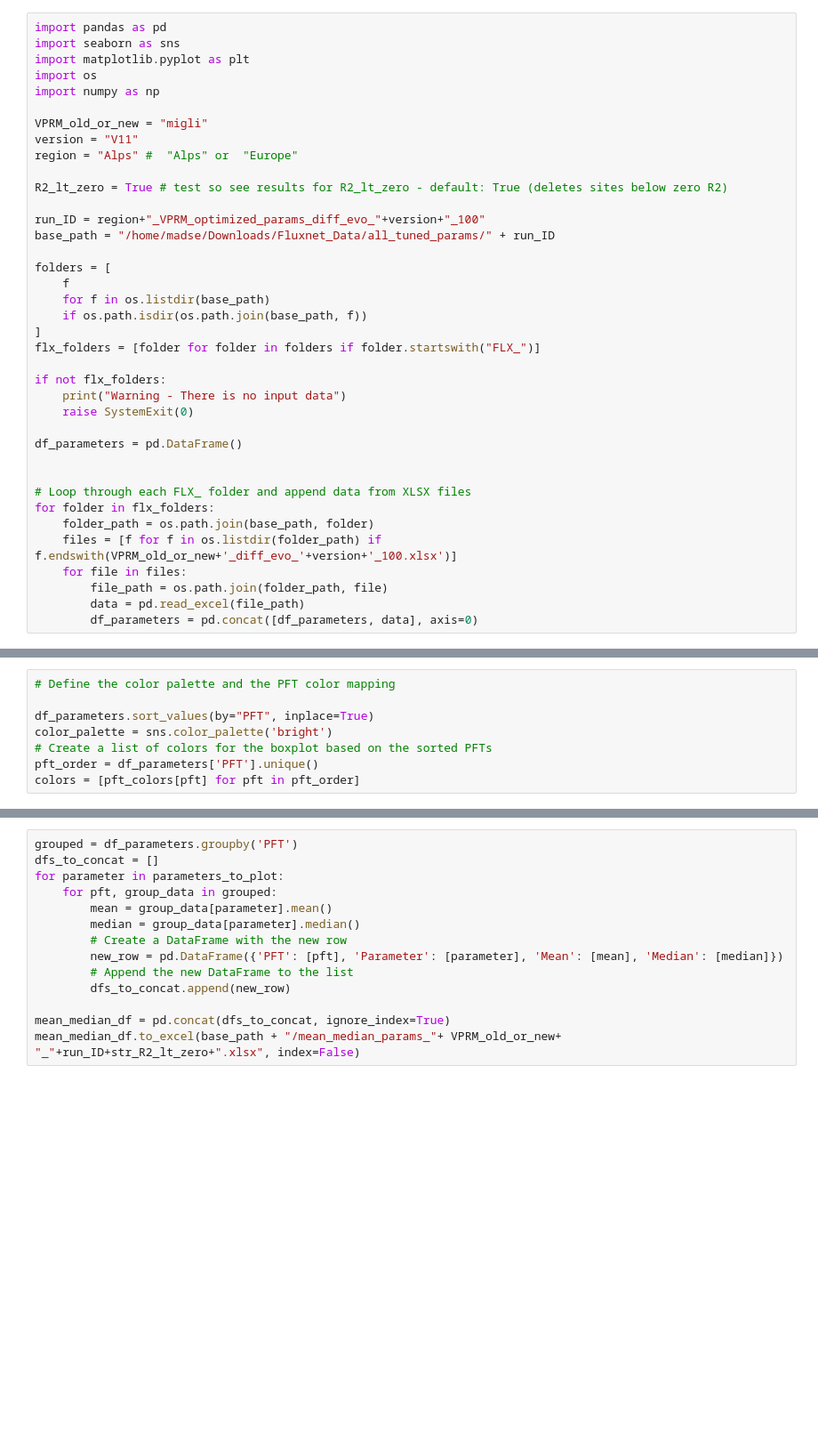
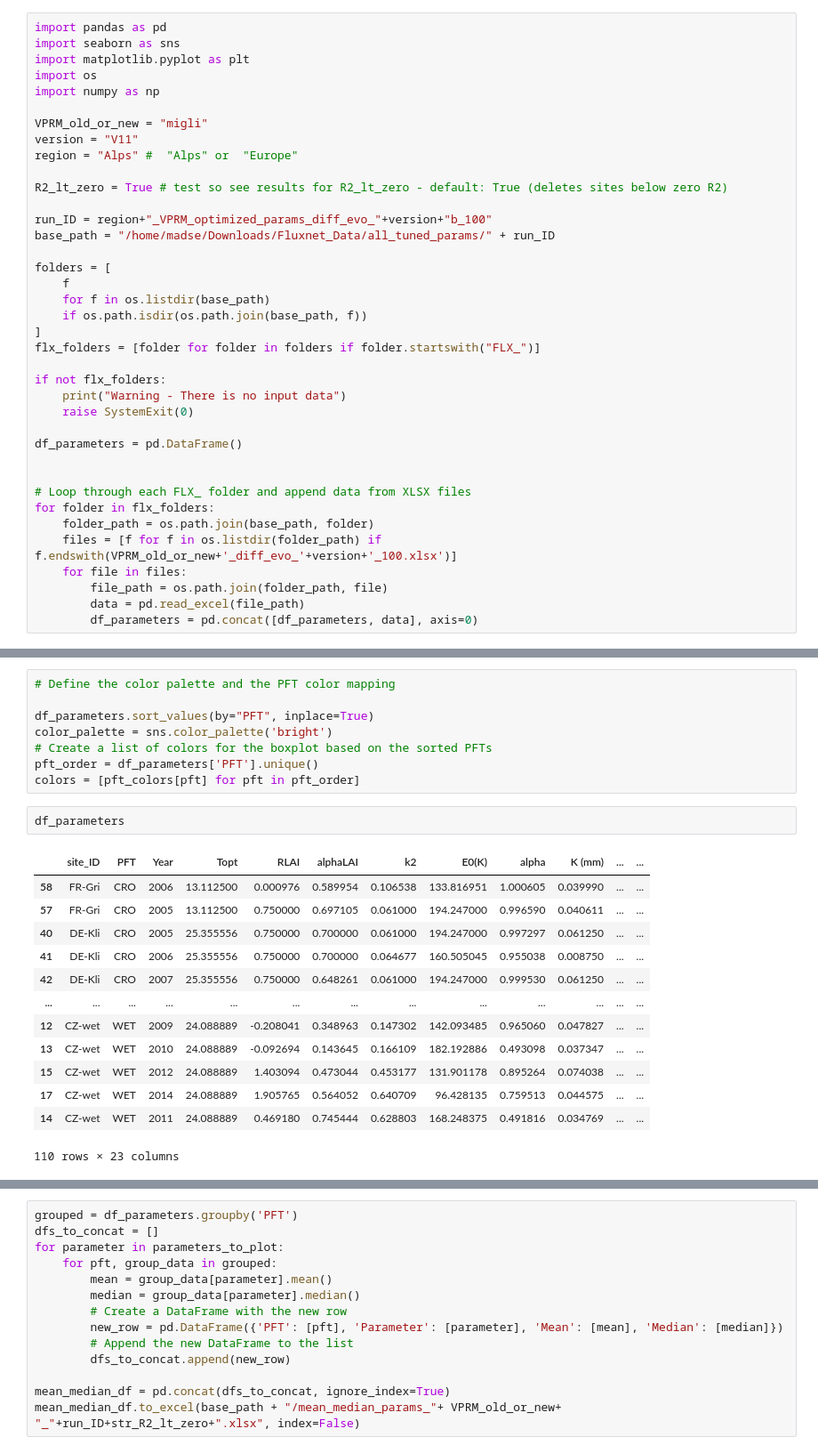
Before and after one commit to mareitzef/VPRM_tools, a Jupyter notebook: plots_for_VPRM_from_excel.ipynb, the cells around one changed output, grey strips where cells are left out. Shown: that part at 89% size. Cells and saved outputs as stored; diff of their text form; blank space fills up the shorter version.

```diff
--- a/plots_for_VPRM_from_excel.ipynb
+++ b/plots_for_VPRM_from_excel.ipynb
@@ -11,7 +11,7 @@ region = "Alps" #  "Alps" or  "Europe"
 
 R2_lt_zero = True # test so see results for R2_lt_zero - default: True (deletes sites below zero R2)
 
-run_ID = region+"_VPRM_optimized_params_diff_evo_"+version+"_100"
+run_ID = region+"_VPRM_optimized_params_diff_evo_"+version+"b_100"
 base_path = "/home/madse/Downloads/Fluxnet_Data/all_tuned_params/" + run_ID
 
 folders = [
@@ -199,6 +259,22 @@ color_palette = sns.color_palette('bright')
 # Create a list of colors for the boxplot based on the sorted PFTs
 pft_order = df_parameters['PFT'].unique()
 colors = [pft_colors[pft] for pft in pft_order]
+# %%
+df_parameters
+# %% [output]
+|  | site_ID | PFT | Year | Topt | RLAI | alphaLAI | k2 | E0(K) | alpha | K (mm) | ... | ... |
+| 58 | FR-Gri | CRO | 2006 | 13.112500 | 0.000976 | 0.589954 | 0.106538 | 133.816951 | 1.000605 | 0.039990 | ... | ... |
+| 57 | FR-Gri | CRO | 2005 | 13.112500 | 0.750000 | 0.697105 | 0.061000 | 194.247000 | 0.996590 | 0.040611 | ... | ... |
+| 40 | DE-Kli | CRO | 2005 | 25.355556 | 0.750000 | 0.700000 | 0.061000 | 194.247000 | 0.997297 | 0.061250 | ... | ... |
+| 41 | DE-Kli | CRO | 2006 | 25.355556 | 0.750000 | 0.700000 | 0.064677 | 160.505045 | 0.955038 | 0.008750 | ... | ... |
+| 42 | DE-Kli | CRO | 2007 | 25.355556 | 0.750000 | 0.648261 | 0.061000 | 194.247000 | 0.999530 | 0.061250 | ... | ... |
+| ... | ... | ... | ... | ... | ... | ... | ... | ... | ... | ... | ... | ... |
+| 12 | CZ-wet | WET | 2009 | 24.088889 | -0.208041 | 0.348963 | 0.147302 | 142.093485 | 0.965060 | 0.047827 | ... | ... |
+| 13 | CZ-wet | WET | 2010 | 24.088889 | -0.092694 | 0.143645 | 0.166109 | 182.192886 | 0.493098 | 0.037347 | ... | ... |
+| 15 | CZ-wet | WET | 2012 | 24.088889 | 1.403094 | 0.473044 | 0.453177 | 131.901178 | 0.895264 | 0.074038 | ... | ... |
+| 17 | CZ-wet | WET | 2014 | 24.088889 | 1.905765 | 0.564052 | 0.640709 | 96.428135 | 0.759513 | 0.044575 | ... | ... |
+| 14 | CZ-wet | WET | 2011 | 24.088889 | 0.469180 | 0.745444 | 0.628803 | 168.248375 | 0.491816 | 0.034769 | ... | ... |
+110 rows × 23 columns
 # %%
 
 if VPRM_old_or_new == "new":
```
Also changed, not shown: parts of 12 cells of this notebook, 2 other files.
